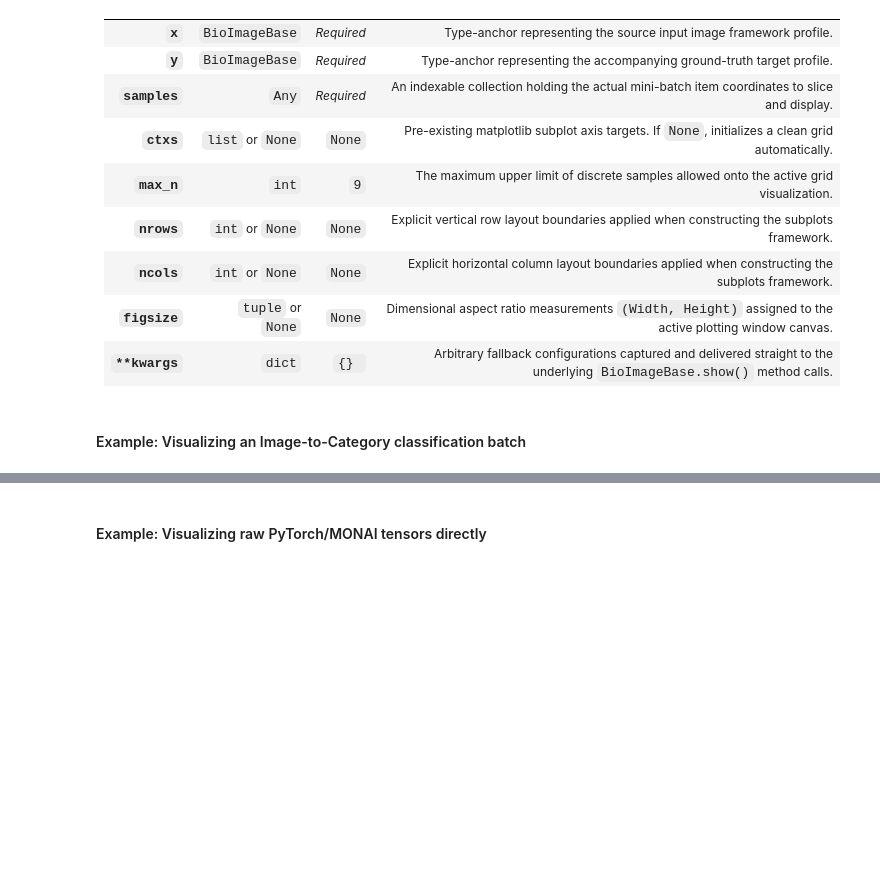
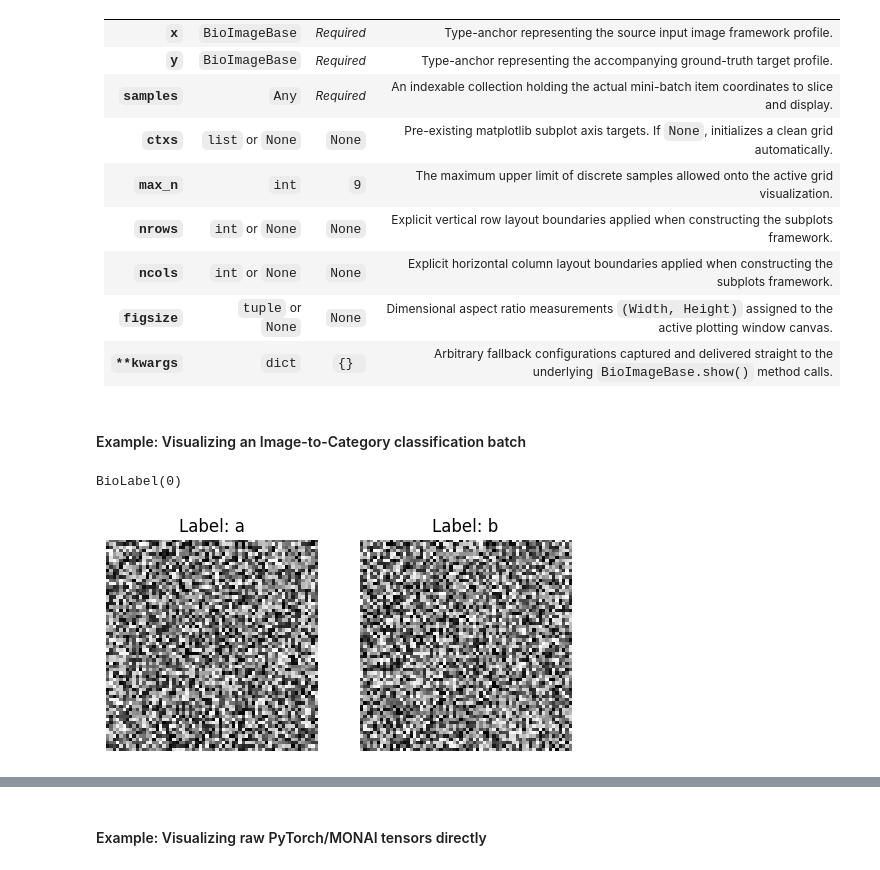
Before and after one commit to deepCLEM/bonsai, a Jupyter notebook: nbs/023_data.tfms.ipynb, the cells around one changed output, grey strips where cells are left out. Drawn from its saved outputs; the diff is of its cells as text; code cells hidden in the pictures; blank space fills up the shorter version.

```diff
--- a/nbs/023_data.tfms.ipynb
+++ b/nbs/023_data.tfms.ipynb
@@ -1022,24 +946,10 @@ def show_batch(x: BioImageBase,      # The input image data.
 # %% [markdown]
 #### Example: Visualizing an Image-to-Category classification batch
 # %%
-
-class DummyBioImage:
-    def __init__(self, name): self.name = name
-    def show(self, ctx=None, title=None, **kwargs):
-        print(f"[{title}] Displaying {self.name}")
-        return ctx
-
-try:
-    cls_samples = L([
-        (DummyBioImage("Brain_Scan_01"), TensorCategory(1)),
-        (DummyBioImage("Brain_Scan_02"), TensorCategory(0))
-    ])
-
-    show_batch(
-        x=DummyBioImage("type_hint"),
-        y=TensorCategory(0),
-        samples=cls_samples,
-        max_n=2
-    )
-except Exception as e:
-    pass
+# Synthetic images and labels for a classification batch.
+# Use BioImage so the samples match the BioImageBase/BioLabel overload.
+labels = ['a','b','a']
+# repetitions are removed and vocab is automatically sorted alphabetically
+BioLabel.from_source(labels[0], vocab=labels)
+# %% [output]
+BioLabel(0)
@@ -1079,0 +958,12 @@ test_eq(test_show_batch_cls(), "Passed")
+# %%
+labels_encoded = [BioLabel.from_source(x, vocab=labels) for x in labels]
+rnd_imgs = [BioImage.from_source(torchrand(1, 64, 64)) for x in labels]
+# %%
+# Plum selects the overload using positional arguments.
+show_batch(
+    rnd_imgs,
+    labels_encoded,
+    max_n=2
+);
+# %% [output]
+[figure, added]
```
Also changed, not shown: parts of 37 cells of this notebook, 10 other files.
